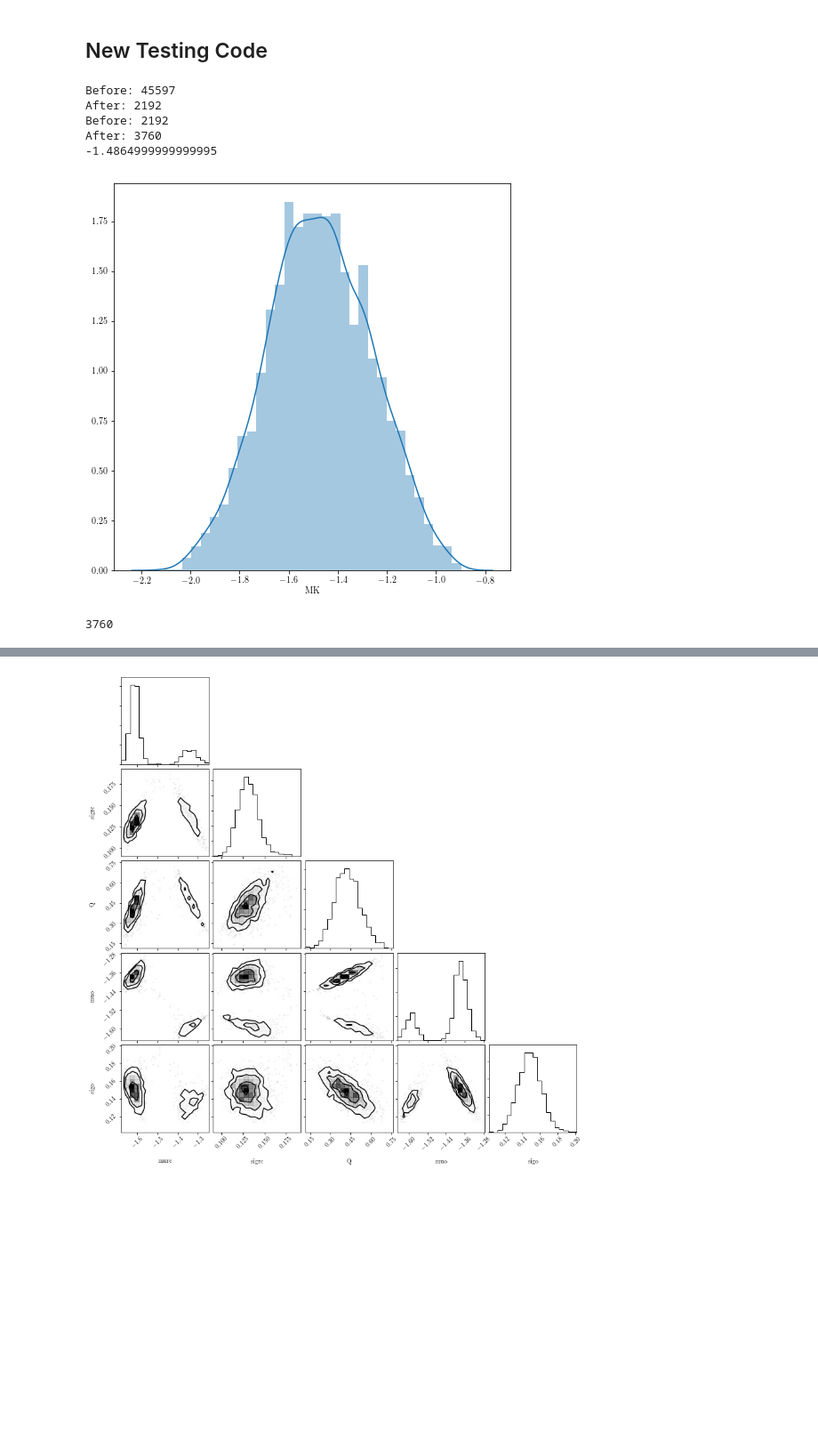
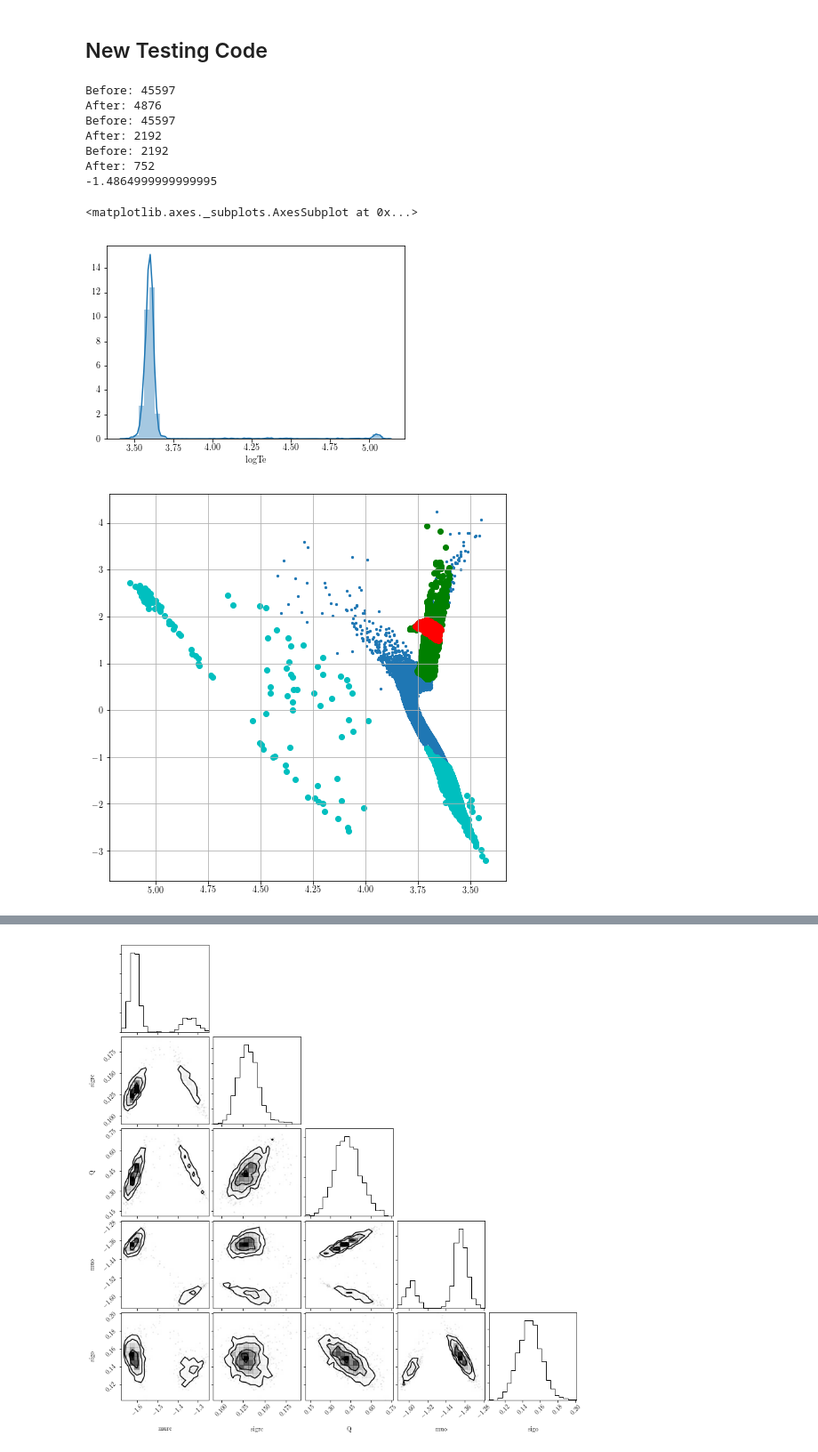
Before and after one commit to ojhall94/GAIA, a Jupyter notebook: hbmm_tri.ipynb, the cells around one changed output, grey strips where cells are left out. Shown at 89% size. Drawn from its saved outputs; the diff is of its cells as text; code cells hidden in the pictures; blank space fills up the shorter version.

```diff
--- a/hbmm_tri.ipynb
+++ b/hbmm_tri.ipynb
@@ -16,44 +17,56 @@ def logposexp(x, lambd):
 # %%
 #Instead of using this generated data, lets run straight on the TRILEGAL sample!
 sfile = '/home/oliver/PhD/Hacks_and_Mocks/PyStanExamples/Oli/file2.txt'
 df = pd.read_csv(sfile, sep='\s+')
 df['dist'] = 10.0**(df['m-M0'] / 5.0 + 1.0)
 df['par'] = 1000.0/df.dist #parallax in mas
 df['BV'] = df.B - df.V
 
 #Make some cuts
+L = (10**df.logL)*Lsol
+T = 10**df.logTe
+df['R'] = np.sqrt(L/(4*np.pi*stefboltz*T**4))/Rsol
 print('Before: '+str(len(df)))
-df = df.loc[np.abs(df.BV - 0.9) < 0.6]
-df = df.loc[df.K > 8.0]
-df = df.loc[df.logg < 3.5]
-print('After: '+str(len(df)))
+wddf = df.loc[df.R < .5]
+wddf[wddf.logTe > 4.]
+print('After: '+str(len(wddf)))
+
+#Make some cuts
+print('Before: '+str(len(df)))
+gdf = df.loc[np.abs(df.BV - 0.9) < 0.6]
+gdf = gdf.loc[gdf.K > 8.0]
+gdf = gdf.loc[gdf.logg < 3.5]
+print('After: '+str(len(gdf)))
 
 #Calculate absolute magnitude (no extinction)
-df['MK'] = df.K - 5.0 * np.log10(df.dist) + 5.0
+gdf['MK'] = gdf.K - 5.0 * np.log10(gdf.dist) + 5.0
 
 #Make some cuts and add on the data
-print('Before: '+str(len(df)))
-df = df[np.abs(df.MK --1.5) < .4]
-df = df.append([df, df, df, df])#df, df, df, df, df])
-print('After: '+str(len(df)))
-print(np.median(df.MK))
+print('Before: '+str(len(gdf)))
+rcdf = gdf[np.abs(gdf.MK --1.5) < .4]
+# df = df.append([df, df, df, df])#df, df, df, df, df])
+print('After: '+str(len(rcdf)))
+print(np.median(rcdf.MK))
 
-#Add error
-err = np.ones(len(df.MK))*.1
-d = df.MK + np.random.randn(len(df))*err
-
-#Plotting
-fig, ax = plt.subplots(figsize=(8,8))
-sns.distplot(d, ax=ax)
-ax.scatter(d,df.K,s=4)
-ax.errorbar(d,df.K,xerr=err,fmt='none',c='grey',alpha=.3)
-plt.show()
-print(len(d))
+sns.distplot(wddf.logTe)
 # %% [output]
+Before: 45597
+After: 4876
 Before: 45597
 After: 2192
 Before: 2192
-After: 3760
+After: 752
 -1.4864999999999995
+<matplotlib.axes._subplots.AxesSubplot at 0x...>
-[figure, old version]
+[figure, new version]
-3760
+# %%
+fig, ax = plt.subplots(figsize=(8,8))
+ax.scatter(df.logTe,df.logL,s=5)
+ax.scatter(gdf.logTe,gdf.logL,c='g')
+ax.scatter(rcdf.logTe, rcdf.logL,c='r')
+ax.scatter(wddf.logTe, wddf.logL,c='c')
+ax.invert_xaxis()
+ax.grid()
+plt.show()
+# %% [output]
+[figure, added]
```
Also changed, not shown: parts of 5 cells of this notebook, 3 other files.
